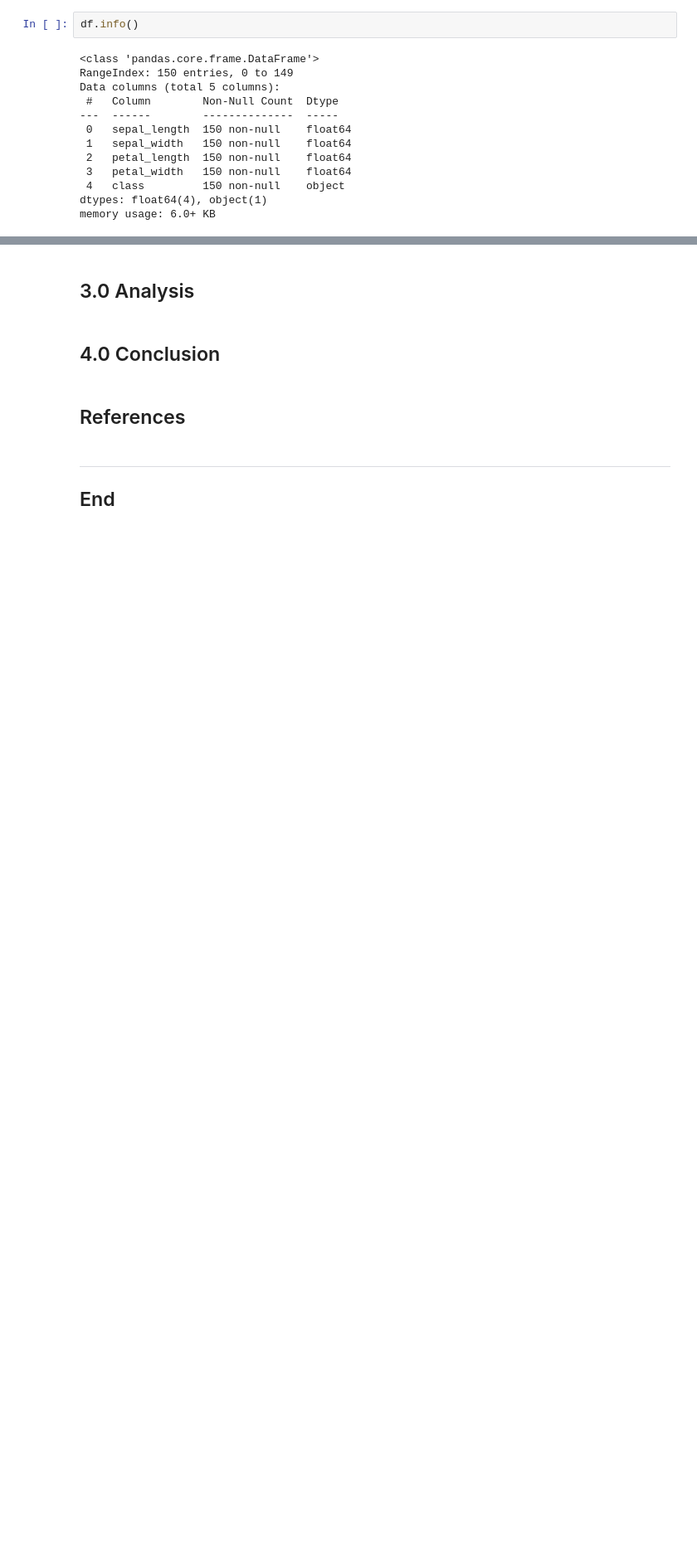
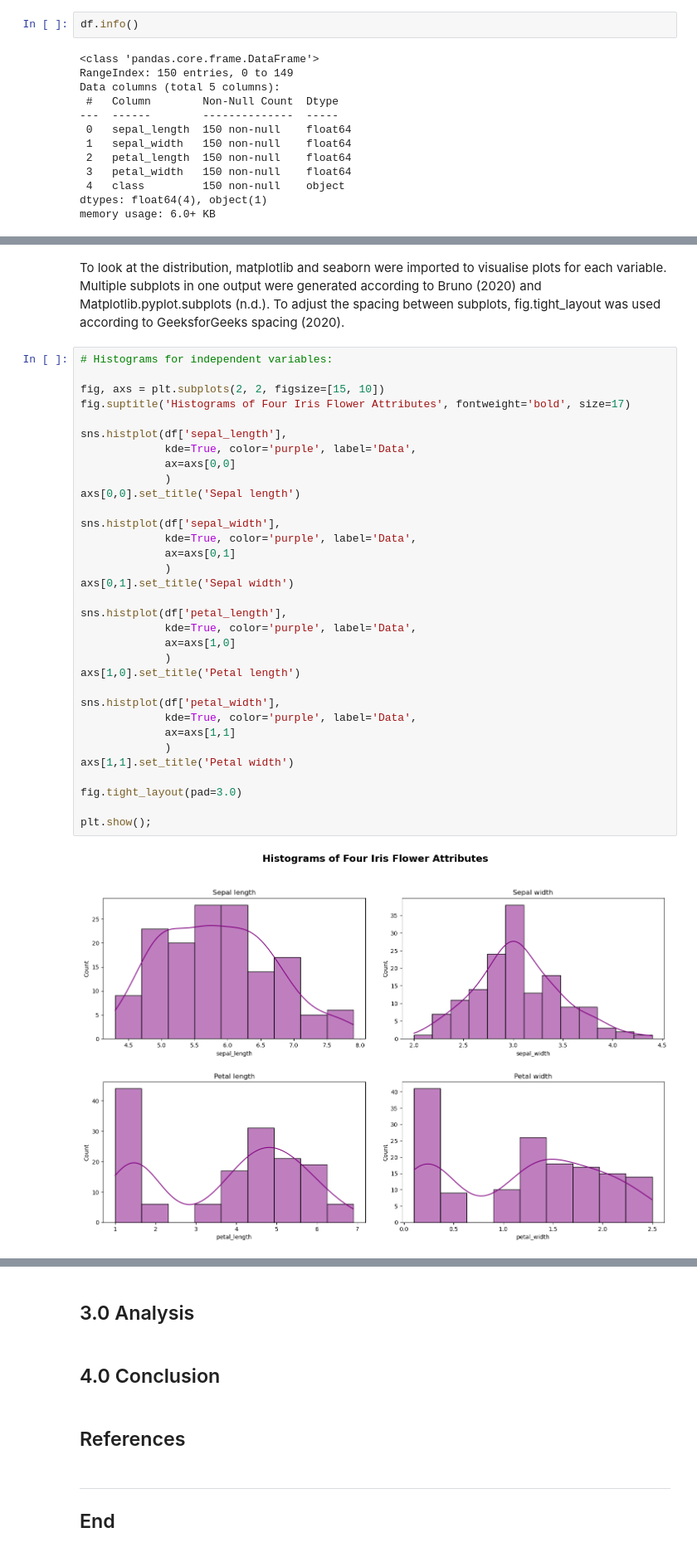
Before and after one commit to nurbujang/fundaw23, a Jupyter notebook: project.ipynb, the cells around one changed output, grey strips where cells are left out. Shown at 83% size. Cells and saved outputs as stored; diff of their text form; blank space fills up the shorter version.

Commit message:
histograms

```diff
--- a/project.ipynb
+++ b/project.ipynb
@@ -104 +114,38 @@ df.describe()
+# %% [markdown]
+To look at the distribution, matplotlib and seaborn were imported to visualise plots for each variable. Multiple subplots in one output were generated according to Bruno (2020) and Matplotlib.pyplot.subplots (n.d.). To adjust the spacing between subplots, fig.tight_layout was used according to GeeksforGeeks spacing (2020).
+# %%
+# Histograms for independent variables:
+
+fig, axs = plt.subplots(2, 2, figsize=[15, 10])
+fig.suptitle('Histograms of Four Iris Flower Attributes', fontweight='bold', size=17)
+
+sns.histplot(df['sepal_length'],
+             kde=True, color='purple', label='Data',
+             ax=axs[0,0]
+             )
+axs[0,0].set_title('Sepal length')
+
+sns.histplot(df['sepal_width'],
+             kde=True, color='purple', label='Data',
+             ax=axs[0,1]
+             )
+axs[0,1].set_title('Sepal width')
+
+sns.histplot(df['petal_length'],
+             kde=True, color='purple', label='Data',
+             ax=axs[1,0]
+             )
+axs[1,0].set_title('Petal length')
+
+sns.histplot(df['petal_width'],
+             kde=True, color='purple', label='Data',
+             ax=axs[1,1]
+             )
+axs[1,1].set_title('Petal width')
+
+fig.tight_layout(pad=3.0)
+
+plt.show();
+# %% [output]
+[figure, added]
 # %% [markdown]
```
Also changed, not shown: parts of 13 cells of this notebook, 1 other file.
